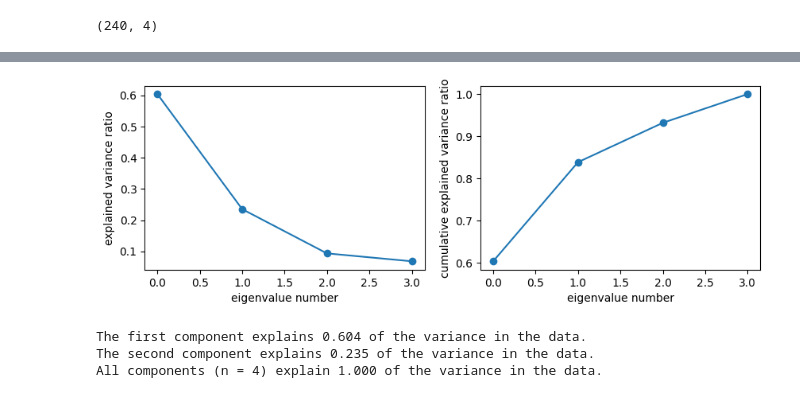
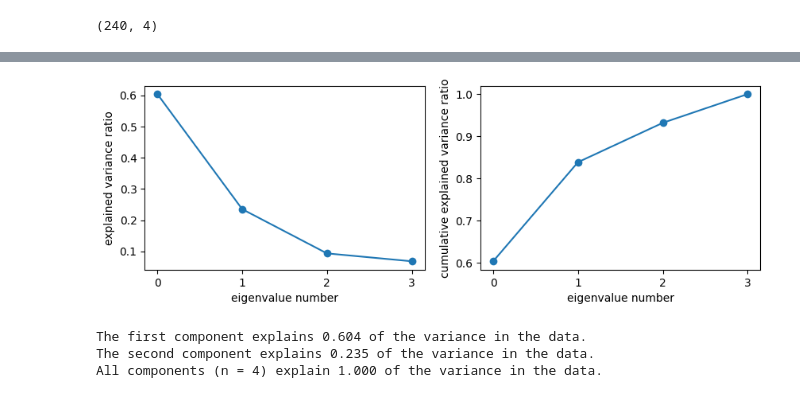
Before and after one commit to EmanuelaMenditto/astrostatistics_bicocca_2025, a Jupyter notebook: working/L15_PCA_HRdiag.ipynb, the cells around one changed output, grey strips where cells are left out. Cells and saved outputs as stored; diff of their text form; code cells hidden in the pictures.

```diff
--- a/working/L15_PCA_HRdiag.ipynb
+++ b/working/L15_PCA_HRdiag.ipynb
@@ -264,25 +309,23 @@ cbar.set_ticklabels(class_names)
 # %%
 fig = plt.figure(figsize=(10, 3))
 
 ax = fig.add_subplot(121)
-
 ax.plot(np.arange(n), evals)
 ax.scatter(np.arange(n), evals)
-
+ax.set_xticks(np.arange(n))
 ax.set_xlabel("eigenvalue number")
 ax.set_ylabel("explained variance ratio")
 
 ax = fig.add_subplot(122)
-
 ax.plot(np.arange(n), evals.cumsum())
 ax.scatter(np.arange(n), evals.cumsum())
-
+ax.set_xticks(np.arange(n))
 ax.set_xlabel("eigenvalue number")
 ax.set_ylabel("cumulative explained variance ratio")
 
 plt.show()
 # %% [output]
-[figure, old version]
+[figure, new version]
 # %%
 print("The first component explains {:.3f} of the variance in the data.".format(pca.explained_variance_ratio_[0]))
 print("The second component explains {:.3f} of the variance in the data.".format(pca.explained_variance_ratio_[1]))
```
Also changed, not shown: parts of 23 cells of this notebook.
